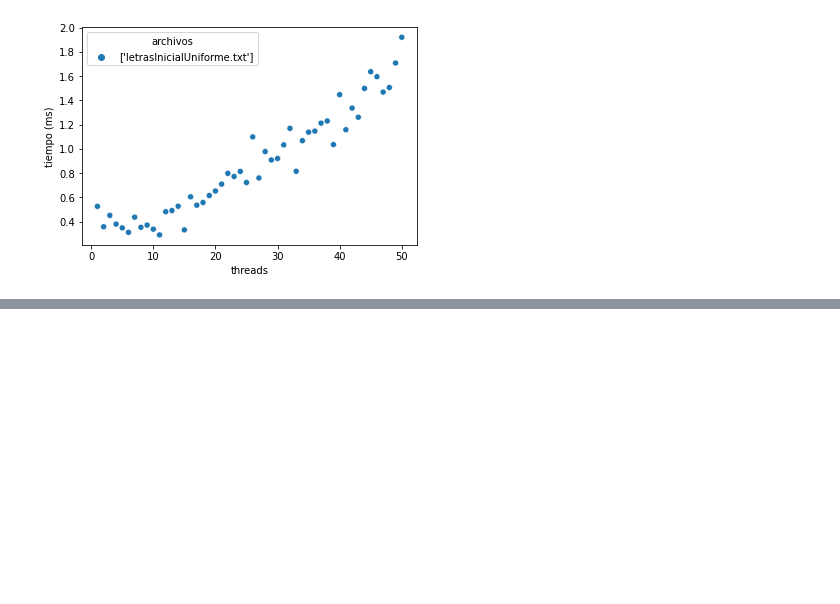
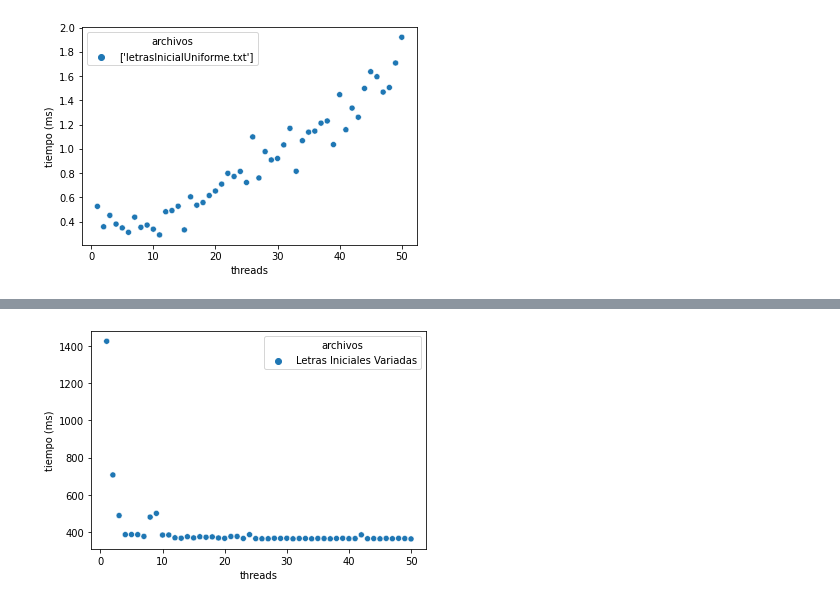
Before and after one commit to axelnico/so-tp-threading, a Jupyter notebook: analisis.ipynb, the cells around one changed output, grey strips where cells are left out. Drawn from its saved outputs; the diff is of its cells as text; code cells hidden in the pictures; blank space fills up the shorter version.

Commit message:
análisis contar palabras

```diff
--- a/analisis.ipynb
+++ b/analisis.ipynb
@@ -69,0 +71,7 @@ plt.savefig("maximo-threads-muchas-palabras-letras-inicial-uniforme.svg");
+# %%
+df_complejidad_FB = df_resultados[(df_resultados["Experimento"]=="Lectura") & ("Letras Iniciales Variadas" == df_resultados["archivos"])].copy();
+fig = sns.scatterplot(data=df_complejidad_FB, x='tA', y='tiempoA', hue='archivos');
+fig.set(xlabel='threads', ylabel='tiempo (ms)');
+plt.savefig("contar-palabras-threads-letras-inicial-distribuida.svg");
+# %% [output]
+[figure, added]
```
Also changed, not shown: parts of 5 cells of this notebook, 5 other files.
